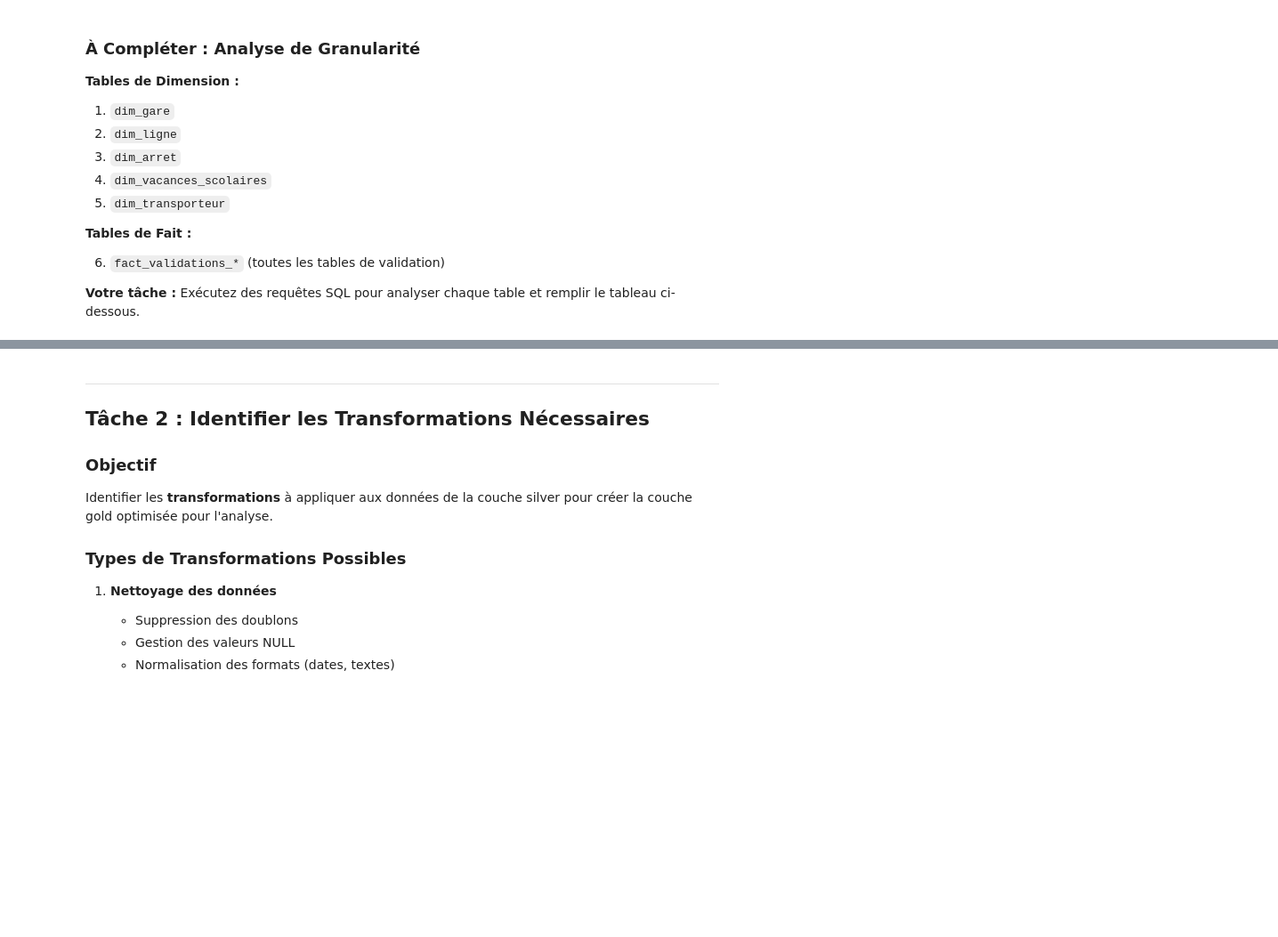
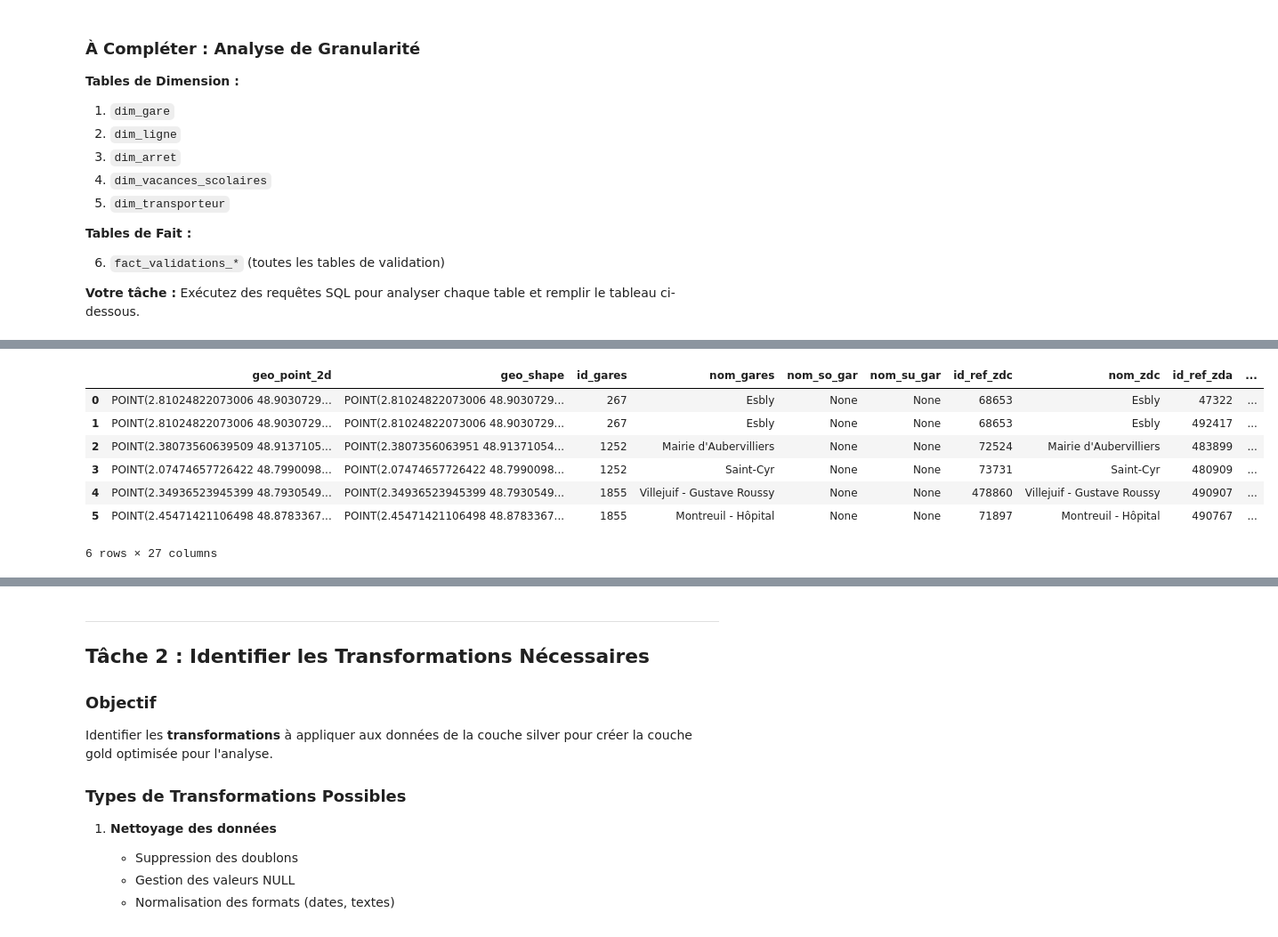
Before and after one commit to claudy-lincy/sep-bigdata-sncf-affluence-acc, a Jupyter notebook: notebooks/3_[TRANSFORM]_analyze_for_gold.ipynb, the cells around one changed output, grey strips where cells are left out. Shown at 89% size. Cells and saved outputs as stored; diff of their text form; code cells hidden in the pictures; blank space fills up the shorter version.

```diff
--- a/notebooks/3_[TRANSFORM]_analyze_for_gold.ipynb
+++ b/notebooks/3_[TRANSFORM]_analyze_for_gold.ipynb
@@ -133,0 +427,25 @@ Job ID: 9268d867-1edd-4a59-8fe4-bcf069dbfec6
+# %%
+#Trouver la bonne PK pour gares
+
+query = f"""
+SELECT *
+FROM `{PROJECT_ID}.{DATASET_ID}.gares`
+WHERE id_gares IN (
+  SELECT id_gares
+  FROM `{PROJECT_ID}.{DATASET_ID}.gares`
+  GROUP BY id_gares
+  HAVING COUNT(*) > 1
+)
+ORDER BY id_gares
+"""
+df_dup = bq_client.query(query).to_dataframe()
+display(df_dup)
+# %% [output]
+|  | geo_point_2d | geo_shape | id_gares | nom_gares | nom_so_gar | nom_su_gar | id_ref_zdc | nom_zdc | id_ref_zda | ... |
+| 0 | POINT(2.81024822073006 48.9030729... | POINT(2.81024822073006 48.9030729... | 267 | Esbly | None | None | 68653 | Esbly | 47322 | ... |
+| 1 | POINT(2.81024822073006 48.9030729... | POINT(2.81024822073006 48.9030729... | 267 | Esbly | None | None | 68653 | Esbly | 492417 | ... |
+| 2 | POINT(2.38073560639509 48.9137105... | POINT(2.3807356063951 48.91371054... | 1252 | Mairie d'Aubervilliers | None | None | 72524 | Mairie d'Aubervilliers | 483899 | ... |
+| 3 | POINT(2.07474657726422 48.7990098... | POINT(2.07474657726422 48.7990098... | 1252 | Saint-Cyr | None | None | 73731 | Saint-Cyr | 480909 | ... |
+| 4 | POINT(2.34936523945399 48.7930549... | POINT(2.34936523945399 48.7930549... | 1855 | Villejuif - Gustave Roussy | None | None | 478860 | Villejuif - Gustave Roussy | 490907 | ... |
+| 5 | POINT(2.45471421106498 48.8783367... | POINT(2.45471421106498 48.8783367... | 1855 | Montreuil - Hôpital | None | None | 71897 | Montreuil - Hôpital | 490767 | ... |
+6 rows × 27 columns
```
Also changed, not shown: parts of 27 cells of this notebook.
